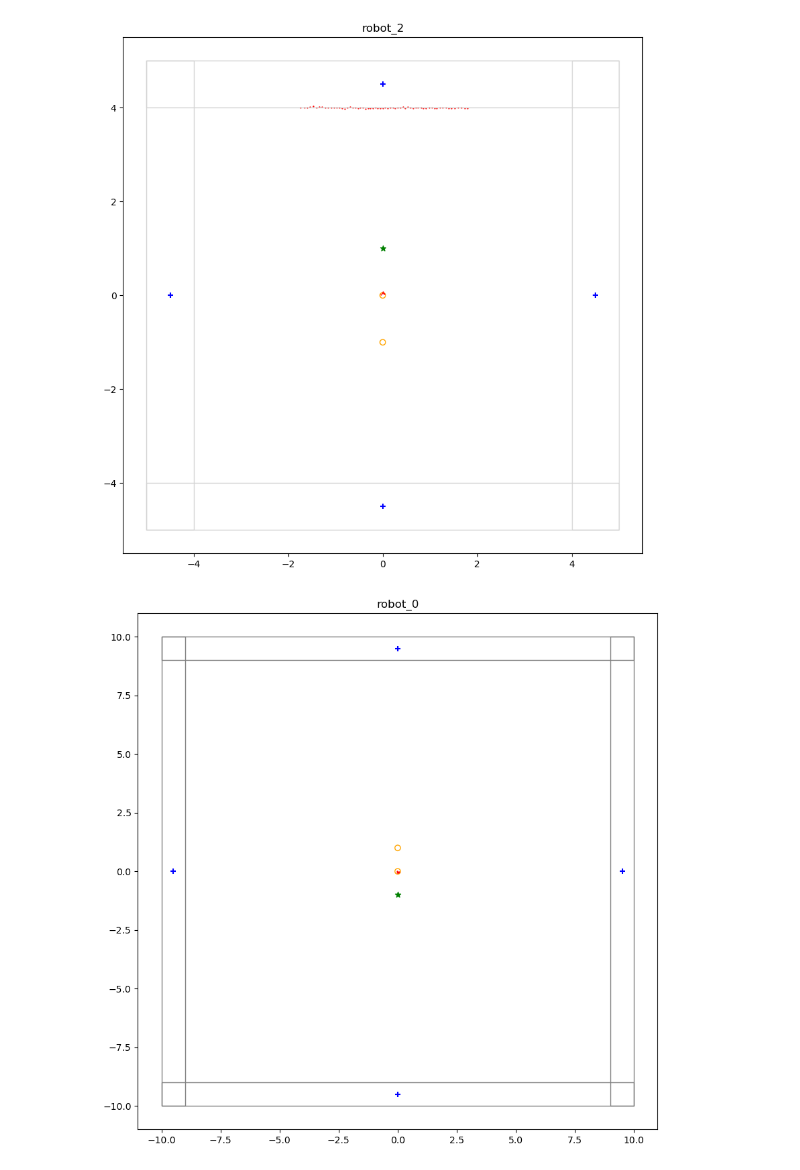
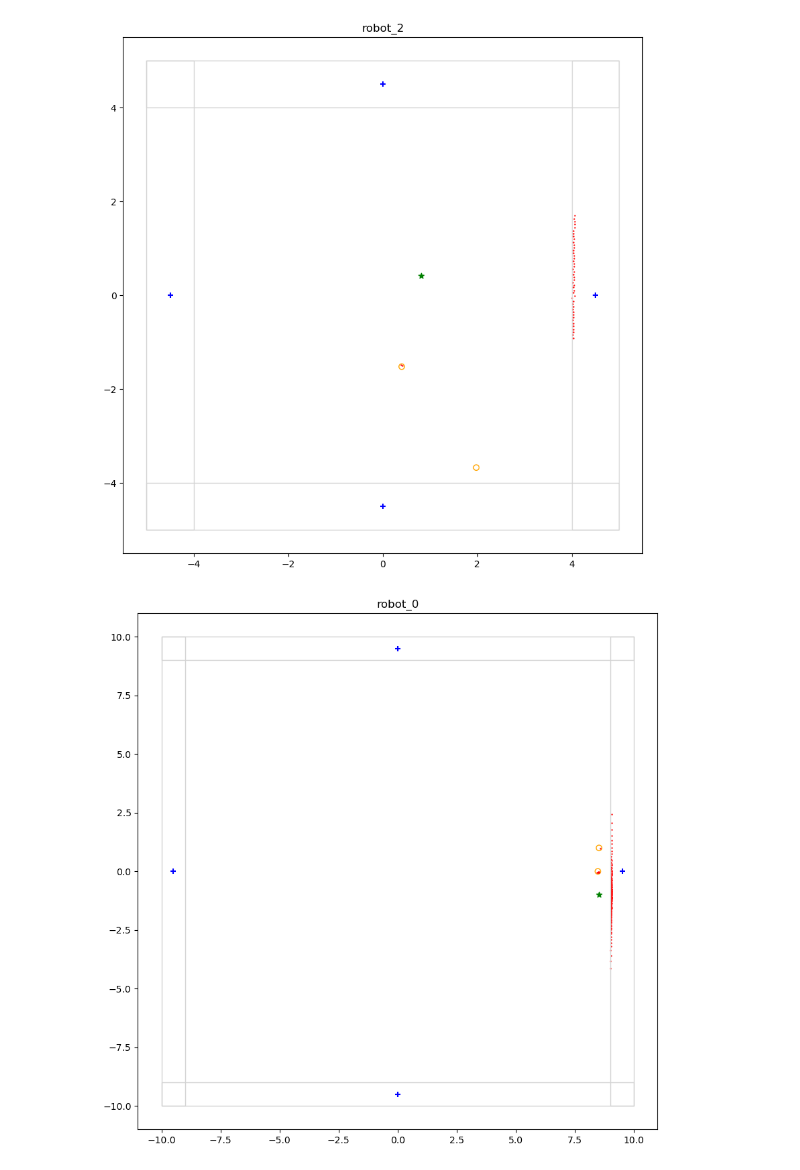
Before and after one commit to ROS2swarm/ROS2swarm-kin-detection, a Jupyter notebook: evaluation_lidar_data.ipynb, the cells around one changed output. Drawn from its saved outputs; the diff is of its cells as text; code cells hidden in the pictures.

```diff
--- a/evaluation_lidar_data.ipynb
+++ b/evaluation_lidar_data.ipynb
@@ -31,8 +31,8 @@ def plot_two_rooms(ax):
     ax.add_patch(patches.Rectangle((9,-8), 1, 16, edgecolor='lightgrey', facecolor='none'))
     ax.add_patch(patches.Rectangle((-2,2), 1, 6, edgecolor='lightgrey', facecolor='none'))
     ax.add_patch(patches.Rectangle((-2,-8), 1, 6, edgecolor='lightgrey', facecolor='none'))
-    ax.add_patch(patches.Rectangle((-10,7), 20, 1, edgecolor='grey', facecolor='none'))
-    ax.add_patch(patches.Rectangle((-10,-8), 20, 1, edgecolor='grey', facecolor='none'))
+    ax.add_patch(patches.Rectangle((-10,7), 20, 1, edgecolor='lightgrey', facecolor='none'))
+    ax.add_patch(patches.Rectangle((-10,-8), 20, 1, edgecolor='lightgrey', facecolor='none'))
 # %%
 # method to create visualization
 
@@ -53,7 +53,7 @@ def create_plot(objects, robots, lidar, arena, r, robot):
     plt.scatter(*objects.T, facecolors='blue', marker='+') # objects except ground plane
     plt.scatter(*robots.T, facecolors='none', edgecolors='orange') # robots
     plt.scatter(*r.T, facecolors='green', edgecolors='green', marker='*') # robots
-    plt.scatter(*lidar.T, s=0.4, color='red') # lidar
+    plt.scatter(*lidar.T, s=0.5, color='red') # lidar
 # %%
 # data frame processing
 
@@ -153,5 +153,5 @@ def main(idx=0):
 
 if __name__ == "__main__":
 
-    main()
+    main(idx=40)
 # %% [output]
@@ -160,2 +160,2 @@ if __name__ == "__main__":
-[figure, old version]
+[figure, new version]
-[figure, old version]
+[figure, new version]
```
Also changed, not shown: parts of 1 cell of this notebook, 1 other file.
